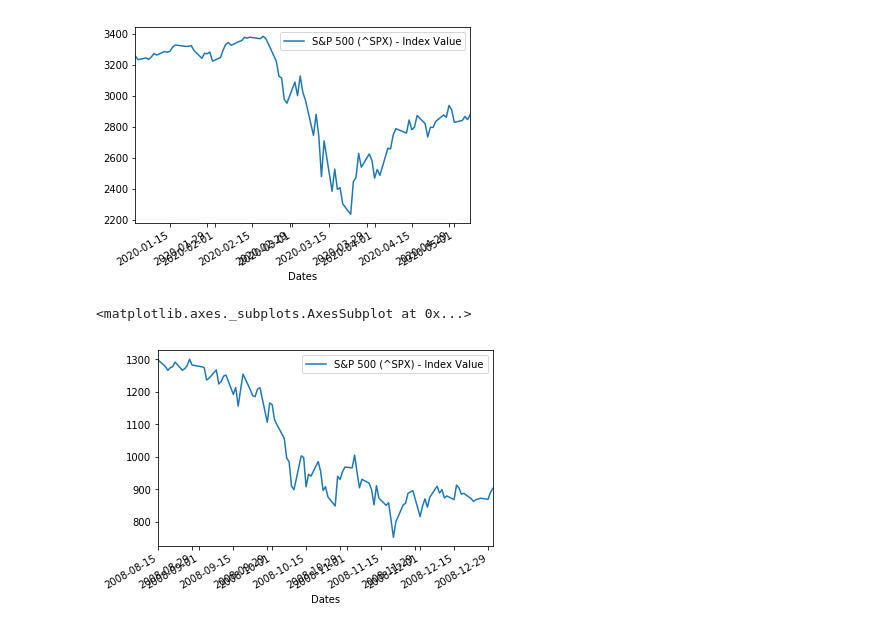
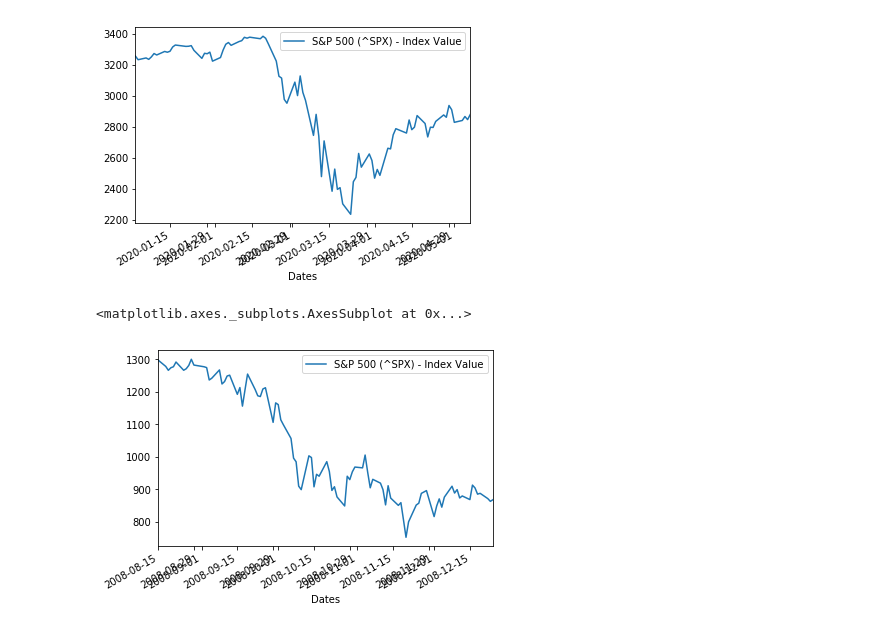
Before and after one commit to ianrunsalot/CU_Project1, a Jupyter notebook: Project_Outline/P1_Q1_USE.ipynb, the cells around one changed output. Cells and saved outputs as stored; diff of their text form; code cells hidden in the pictures.

```diff
--- a/Project_Outline/P1_Q1.ipynb
+++ b/Project_Outline/P1_Q1_USE.ipynb
@@ -52,8 +52,8 @@ snp_2020.plot(kind="line")
 <matplotlib.axes._subplots.AxesSubplot at 0x...>
 [figure]
 # %%
-snp_08crash = snp_data.loc['2008-08-15':'2008-12-31']
+snp_08crash = snp_data.loc['2008-08-15':'2008-12-24']
 snp_08crash.plot(kind="line")
 # %% [output]
 <matplotlib.axes._subplots.AxesSubplot at 0x...>
-[figure, old version]
+[figure, new version]
```
Also changed, not shown: parts of 5 cells of this notebook.
